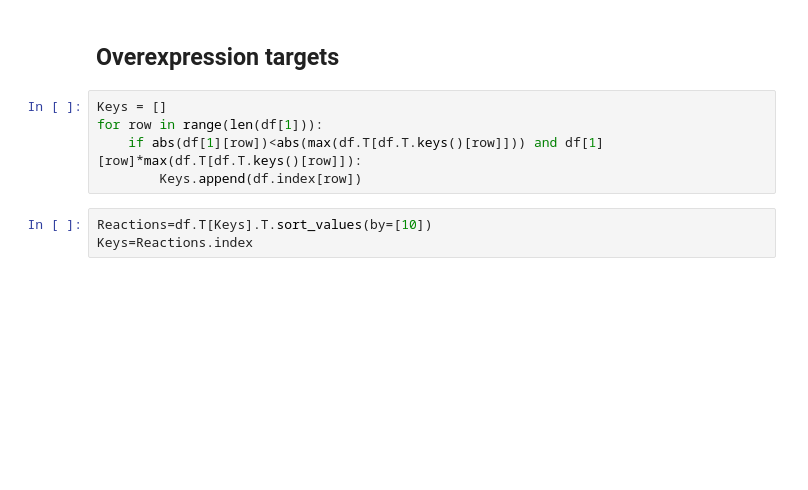
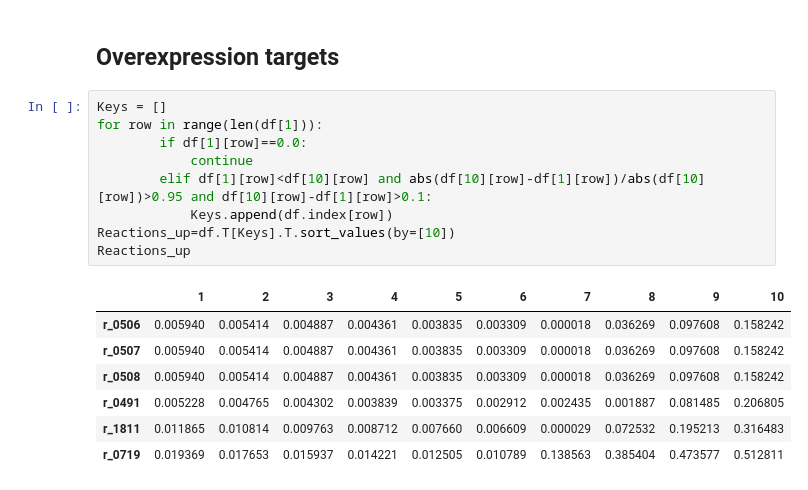
Before and after one commit to 27410/group-assingment-team11, a Jupyter notebook: 05_Gene_target_analysis.ipynb, the cells around one changed output. Saved outputs shown, nothing was run; the diff lists cells and outputs as text; blank space fills up the shorter version.

```diff
--- a/05_Gene_target_analysis.ipynb
+++ b/05_Gene_target_analysis.ipynb
@@ -108,10 +114,19 @@ L-serine ==> L-serine
 # %%
 Keys = []
 for row in range(len(df[1])):
-    if abs(df[1][row])<abs(max(df.T[df.T.keys()[row]])) and df[1][row]*max(df.T[df.T.keys()[row]]):
-        Keys.append(df.index[row])
+        if df[1][row]==0.0:
+            continue
+        elif df[1][row]<df[10][row] and abs(df[10][row]-df[1][row])/abs(df[10][row])>0.95 and df[10][row]-df[1][row]>0.1:
+            Keys.append(df.index[row])
+Reactions_up=df.T[Keys].T.sort_values(by=[10])
+Reactions_up
+# %% [output]
+|  | 1 | 2 | 3 | 4 | 5 | 6 | 7 | 8 | 9 | 10 |
+| r_0506 | 0.005940 | 0.005414 | 0.004887 | 0.004361 | 0.003835 | 0.003309 | 0.000018 | 0.036269 | 0.097608 | 0.158242 |
+| r_0507 | 0.005940 | 0.005414 | 0.004887 | 0.004361 | 0.003835 | 0.003309 | 0.000018 | 0.036269 | 0.097608 | 0.158242 |
+| r_0508 | 0.005940 | 0.005414 | 0.004887 | 0.004361 | 0.003835 | 0.003309 | 0.000018 | 0.036269 | 0.097608 | 0.158242 |
+| r_0491 | 0.005228 | 0.004765 | 0.004302 | 0.003839 | 0.003375 | 0.002912 | 0.002435 | 0.001887 | 0.081485 | 0.206805 |
+| r_1811 | 0.011865 | 0.010814 | 0.009763 | 0.008712 | 0.007660 | 0.006609 | 0.000029 | 0.072532 | 0.195213 | 0.316483 |
+| r_0719 | 0.019369 | 0.017653 | 0.015937 | 0.014221 | 0.012505 | 0.010789 | 0.138563 | 0.385404 | 0.473577 | 0.512811 |
-# %%
-Reactions=df.T[Keys].T.sort_values(by=[10])
-Keys=Reactions.index
 # %%
 for k in Keys:
```
Also changed, not shown: parts of 8 cells of this notebook, 6 other files.
